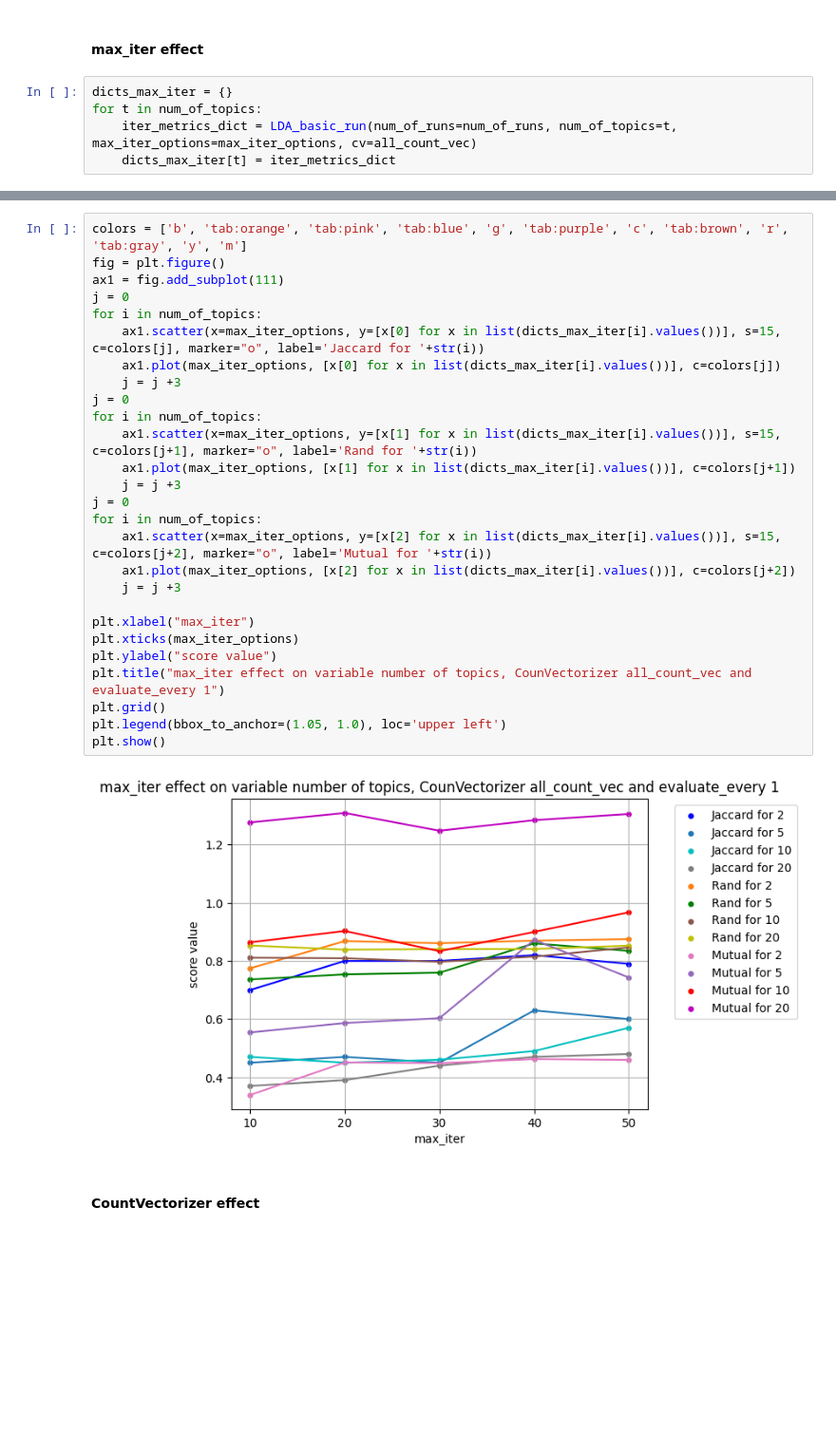
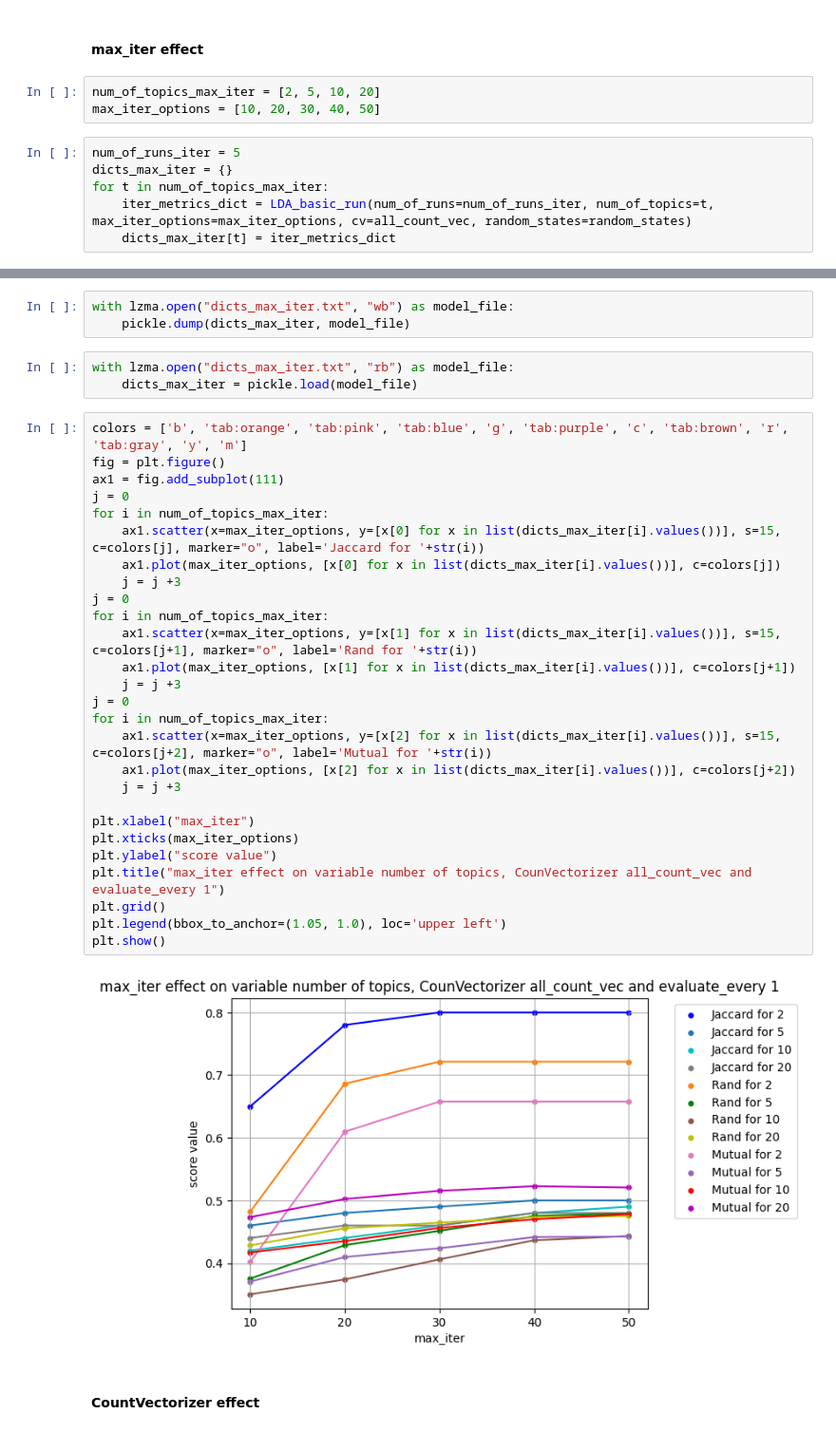
Before and after one commit to DvorakovaA/Mapping_the_Repertoire_of_Gregorian_Chant, a Jupyter notebook: research/topic_model.ipynb, the cells around one changed output, grey strips where cells are left out. Shown at 95% size. Saved outputs shown, nothing was run; the diff lists cells and outputs as text; blank space fills up the shorter version.

```diff
--- a/research/topic_model.ipynb
+++ b/research/topic_model.ipynb
@@ -203,9 +203,13 @@ random_states = [1, 2, 3, 4, 5, 6, 7, 8, 9, 10, 11, 12, 13, 14, 15, 16, 17, 18,
 # %% [markdown]
 #### max_iter effect
+# %%
+num_of_topics_max_iter = [2, 5, 10, 20]
+max_iter_options = [10, 20, 30, 40, 50]
 # %%
+num_of_runs_iter = 5
 dicts_max_iter = {}
-for t in num_of_topics:
-    iter_metrics_dict = LDA_basic_run(num_of_runs=num_of_runs, num_of_topics=t, max_iter_options=max_iter_options, cv=all_count_vec)
+for t in num_of_topics_max_iter:
+    iter_metrics_dict = LDA_basic_run(num_of_runs=num_of_runs_iter, num_of_topics=t, max_iter_options=max_iter_options, cv=all_count_vec, random_states=random_states)
     dicts_max_iter[t] = iter_metrics_dict
 # %% [output]
 10
@@ -228,34 +232,40 @@ for t in num_of_topics:
 30
 40
 50
+# %%
+with lzma.open("dicts_max_iter.txt", "wb") as model_file:
+    pickle.dump(dicts_max_iter, model_file)
+# %%
+with lzma.open("dicts_max_iter.txt", "rb") as model_file:
+    dicts_max_iter = pickle.load(model_file)
 # %%
 colors = ['b', 'tab:orange', 'tab:pink', 'tab:blue', 'g', 'tab:purple', 'c', 'tab:brown', 'r', 'tab:gray', 'y', 'm']
 fig = plt.figure()
 ax1 = fig.add_subplot(111)
 j = 0
-for i in num_of_topics:
+for i in num_of_topics_max_iter:
     ax1.scatter(x=max_iter_options, y=[x[0] for x in list(dicts_max_iter[i].values())], s=15, c=colors[j], marker="o", label='Jaccard for '+str(i))
     ax1.plot(max_iter_options, [x[0] for x in list(dicts_max_iter[i].values())], c=colors[j])
     j = j +3
 j = 0
-for i in num_of_topics:
+for i in num_of_topics_max_iter:
     ax1.scatter(x=max_iter_options, y=[x[1] for x in list(dicts_max_iter[i].values())], s=15, c=colors[j+1], marker="o", label='Rand for '+str(i))
     ax1.plot(max_iter_options, [x[1] for x in list(dicts_max_iter[i].values())], c=colors[j+1])
     j = j +3
 j = 0
-for i in num_of_topics:
+for i in num_of_topics_max_iter:
     ax1.scatter(x=max_iter_options, y=[x[2] for x in list(dicts_max_iter[i].values())], s=15, c=colors[j+2], marker="o", label='Mutual for '+str(i))
     ax1.plot(max_iter_options, [x[2] for x in list(dicts_max_iter[i].values())], c=colors[j+2])
     j = j +3
 
 plt.xlabel("max_iter")
 plt.xticks(max_iter_options)
 plt.ylabel("score value")
 plt.title("max_iter effect on variable number of topics, CounVectorizer all_count_vec and evaluate_every 1")
 plt.grid()
 plt.legend(bbox_to_anchor=(1.05, 1.0), loc='upper left')
 plt.show()
 # %% [output]
-[figure, old version]
+[figure, new version]
 # %% [markdown]
 #### CountVectorizer effect
```
Also changed, not shown: parts of 50 cells of this notebook, 1 other file.
